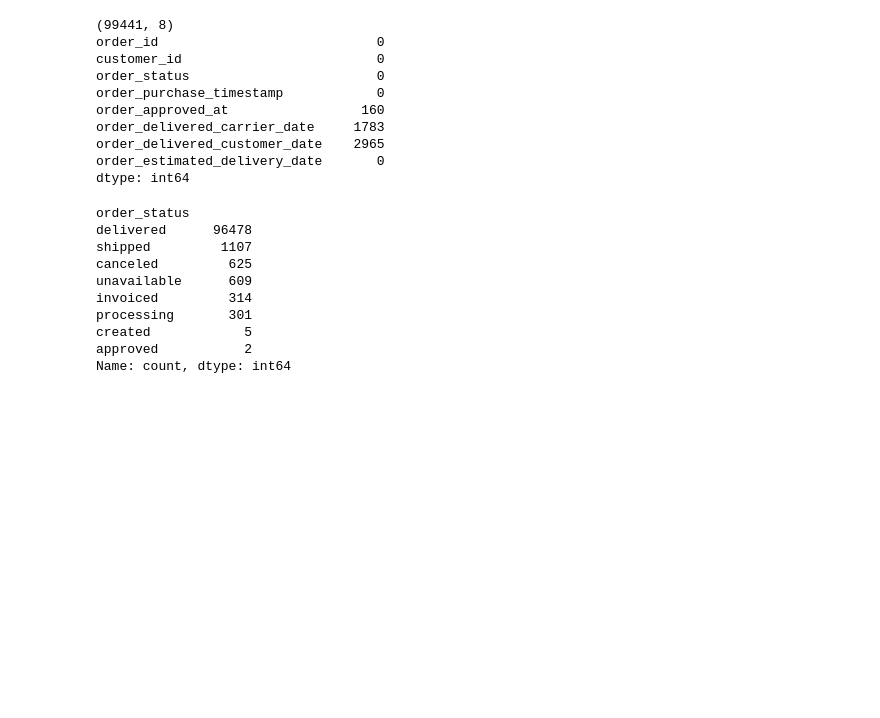
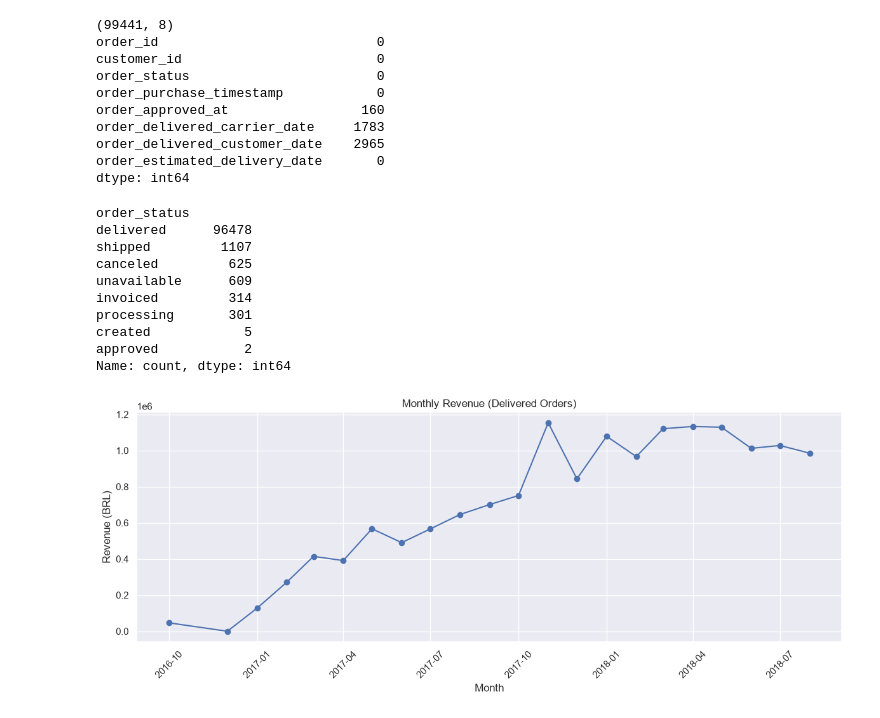
Before and after one commit to adityakumarkanu/olist-analysis, a Jupyter notebook: notebooks/01_eda.ipynb, the cells around one changed output. Drawn from its saved outputs; the diff is of its cells as text; code cells hidden in the pictures; blank space fills up the shorter version.

Commit message:
Add revenue chart image

```diff
--- a/notebooks/01_eda.ipynb
+++ b/notebooks/01_eda.ipynb
@@ -73,3 +73,16 @@ processing       301
 created            5
 approved           2
 Name: count, dtype: int64
+# %%
+monthly["revenue"] = monthly["revenue"].astype(float)
+plt.figure(figsize=(12, 5))
+plt.plot(monthly["month"], monthly["revenue"], marker="o")
+plt.title("Monthly Revenue (Delivered Orders)")
+plt.xlabel("Month")
+plt.ylabel("Revenue (BRL)")
+plt.xticks(rotation=45)
+plt.tight_layout()
+plt.savefig(r"C:\Users\adity\olist-analysis\docs\monthly_revenue.png", dpi=150)
+plt.show()
+# %% [output]
+[figure, added]
```
Also changed, not shown: 1 other file.
